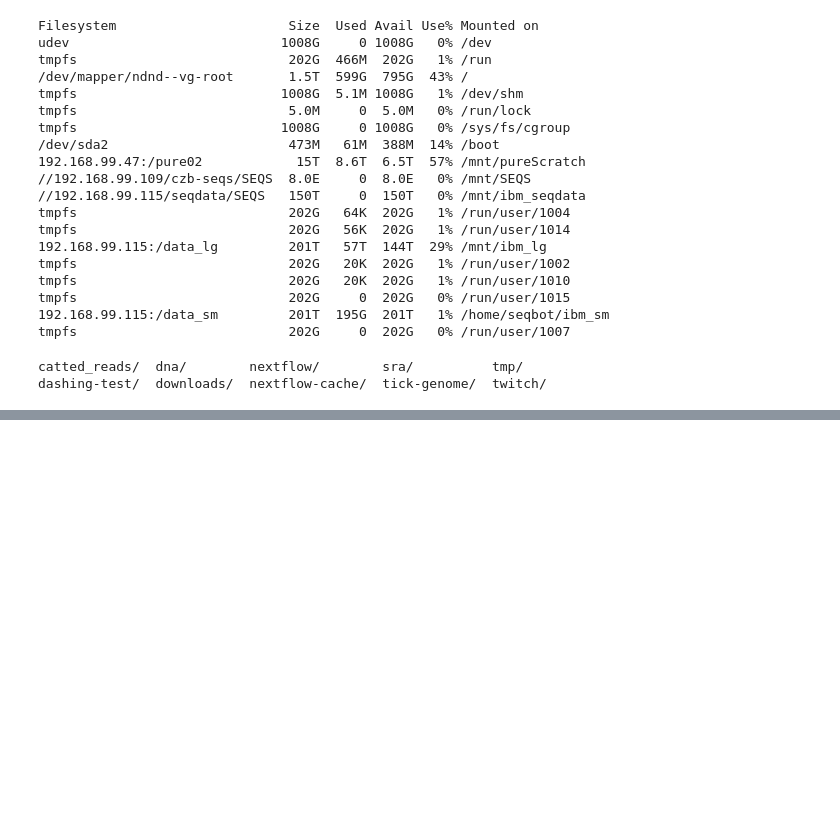
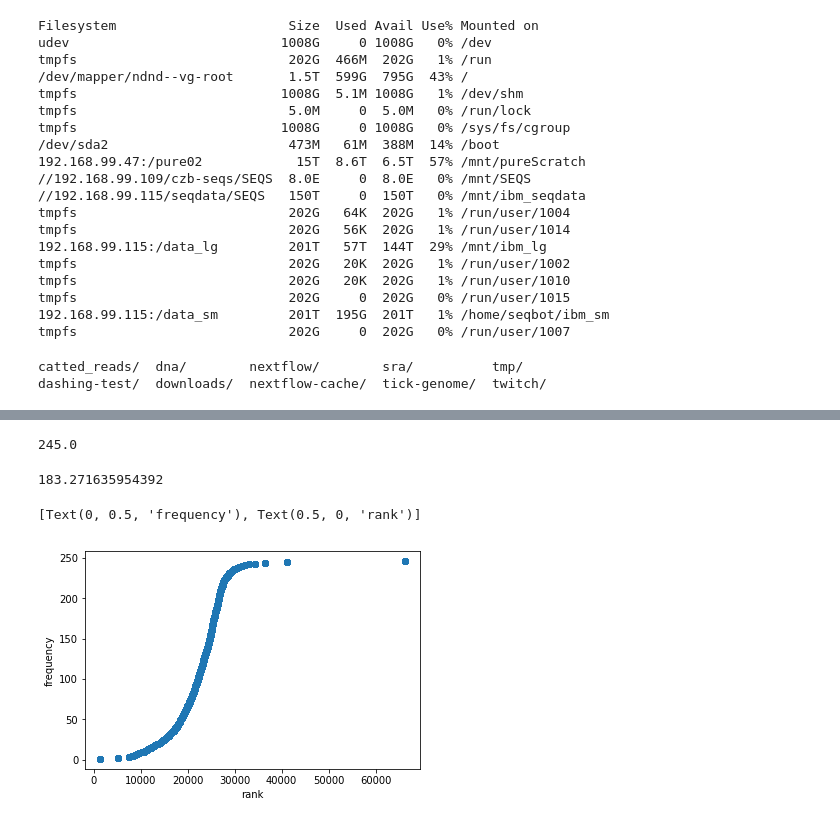
Before and after one commit to czbiohub/kh-analysis, a Jupyter notebook: notebooks/hematopoeisis_tf-idf.ipynb, the cells around one changed output, grey strips where cells are left out. Cells and saved outputs as stored; diff of their text form; code cells hidden in the pictures; blank space fills up the shorter version.

```diff
--- a/notebooks/hematopoeisis_tf-idf.ipynb
+++ b/notebooks/hematopoeisis_tf-idf.ipynb
@@ -93,0 +405,15 @@ dashing-test/  downloads/  nextflow-cache/  tick-genome/  twitch/
+# %%
+hash_counter.median()
+# %% [output]
+245.0
+# %%
+hash_counter.mean()
+# %% [output]
+183.271635954392
+# %%
+fig, ax = plt.subplots()
+ax.scatter(hash_counter.rank(ascending=True), hash_counter)
+ax.set(xlabel='rank', ylabel='frequency')
+# %% [output]
+[Text(0, 0.5, 'frequency'), Text(0.5, 0, 'rank')]
+[figure, added]
```
Also changed, not shown: parts of 56 cells of this notebook, 2 other files.
